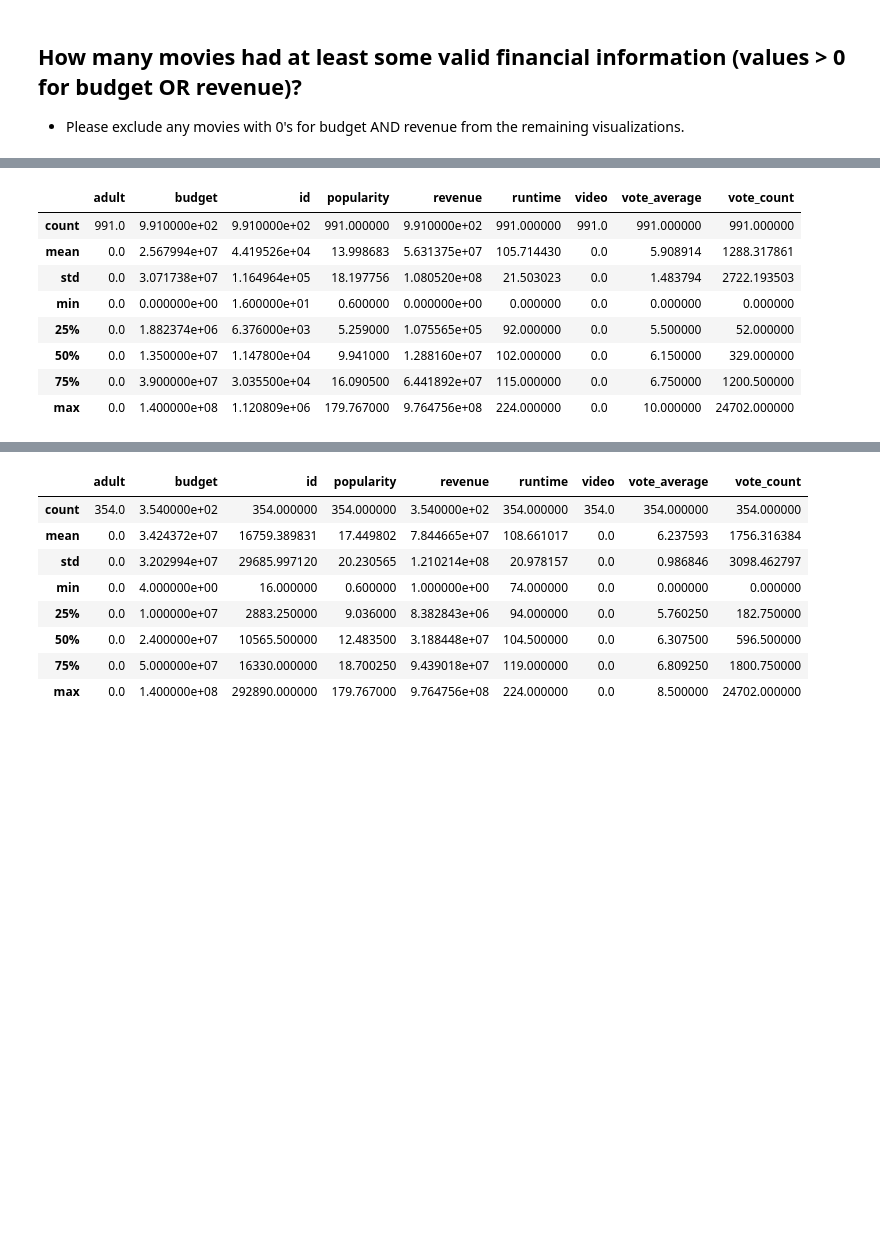
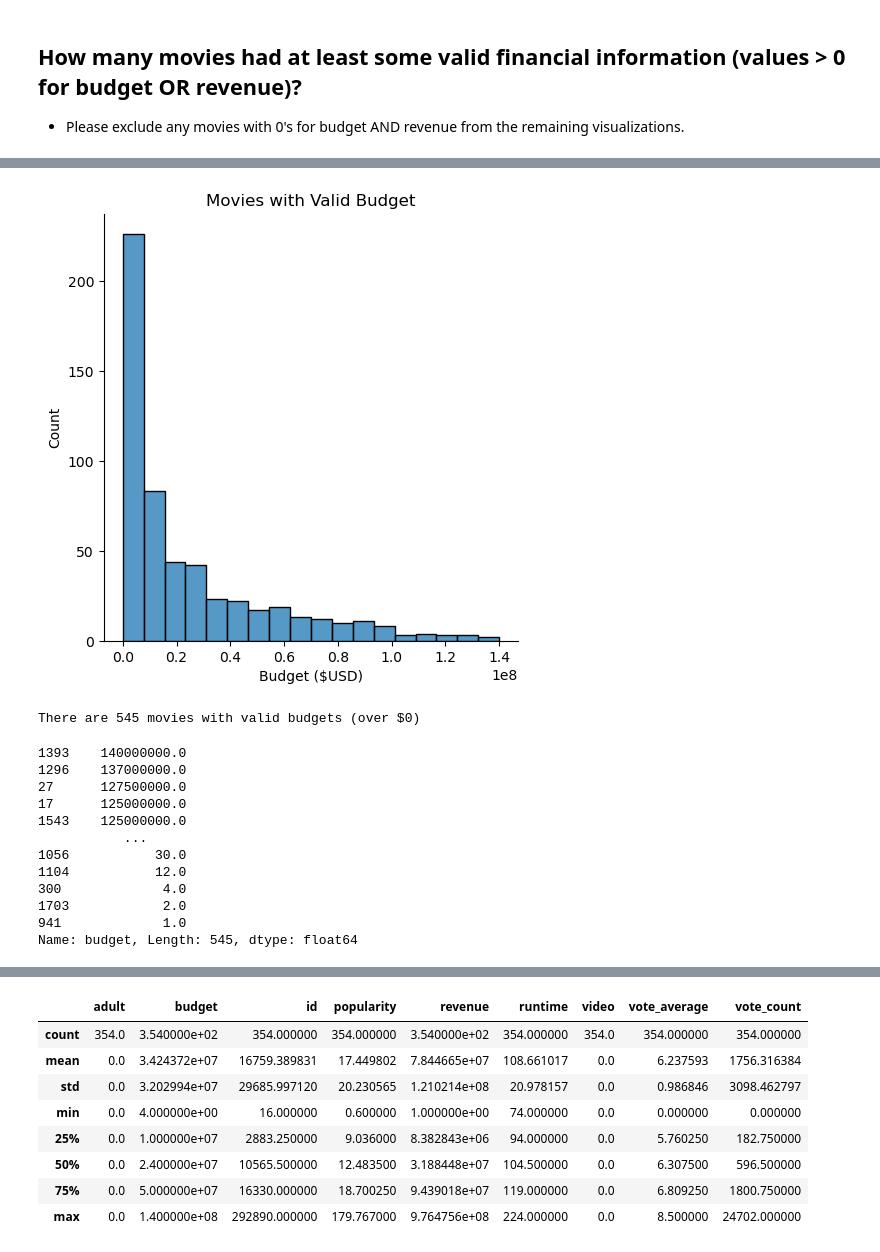
Before and after one commit to IrinaIsobel/project-3, a Jupyter notebook: project-3-part-2-EDA.ipynb, the cells around one changed output, grey strips where cells are left out. Cells and saved outputs as stored; diff of their text form; code cells hidden in the pictures; blank space fills up the shorter version.

```diff
--- a/project-3-part-2-EDA.ipynb
+++ b/project-3-part-2-EDA.ipynb
@@ -161,12 +111,22 @@ valid_financial
-# %%
-valid_financial.describe()
-# %% [output]
-|  | adult | budget | id | popularity | revenue | runtime | video | vote_average | vote_count |
-| count | 991.0 | 9.910000e+02 | 9.910000e+02 | 991.000000 | 9.910000e+02 | 991.000000 | 991.0 | 991.000000 | 991.000000 |
-| mean | 0.0 | 2.567994e+07 | 4.419526e+04 | 13.998683 | 5.631375e+07 | 105.714430 | 0.0 | 5.908914 | 1288.317861 |
-| std | 0.0 | 3.071738e+07 | 1.164964e+05 | 18.197756 | 1.080520e+08 | 21.503023 | 0.0 | 1.483794 | 2722.193503 |
-| min | 0.0 | 0.000000e+00 | 1.600000e+01 | 0.600000 | 0.000000e+00 | 0.000000 | 0.0 | 0.000000 | 0.000000 |
-| 25% | 0.0 | 1.882374e+06 | 6.376000e+03 | 5.259000 | 1.075565e+05 | 92.000000 | 0.0 | 5.500000 | 52.000000 |
-| 50% | 0.0 | 1.350000e+07 | 1.147800e+04 | 9.941000 | 1.288160e+07 | 102.000000 | 0.0 | 6.150000 | 329.000000 |
-| 75% | 0.0 | 3.900000e+07 | 3.035500e+04 | 16.090500 | 6.441892e+07 | 115.000000 | 0.0 | 6.750000 | 1200.500000 |
-| max | 0.0 | 1.400000e+08 | 1.120809e+06 | 179.767000 | 9.764756e+08 | 224.000000 | 0.0 | 10.000000 | 24702.000000 |
+# %%
+sns.displot(data=valid_budget, x = 'budget')
+plt.title('Movies with Valid Budget')
+plt.xlabel('Budget ($USD)')
+plt.show();
+print(f'There are {valid_budget["budget"].value_counts().sum()} movies with valid budgets (over $0)')
+valid_budget['budget'].sort_values(ascending=False)
+# %% [output]
+[figure, added]
+There are 545 movies with valid budgets (over $0)
+1393    140000000.0
+1296    137000000.0
+27      127500000.0
+17      125000000.0
+1543    125000000.0
+           ...
+1056           30.0
+1104           12.0
+300             4.0
+1703            2.0
+941             1.0
+Name: budget, Length: 545, dtype: float64
```
Also changed, not shown: parts of 10 cells of this notebook, 1 other file.
